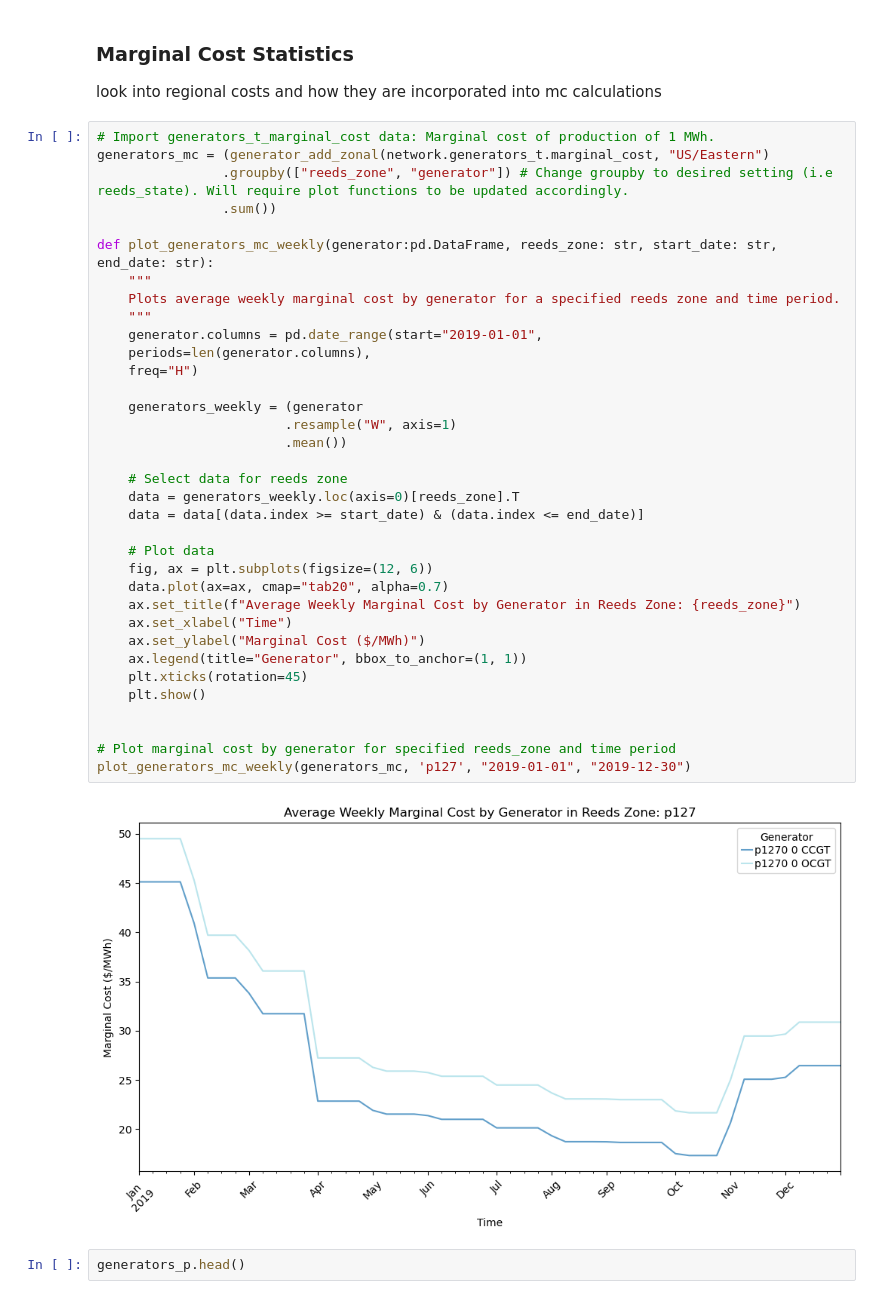
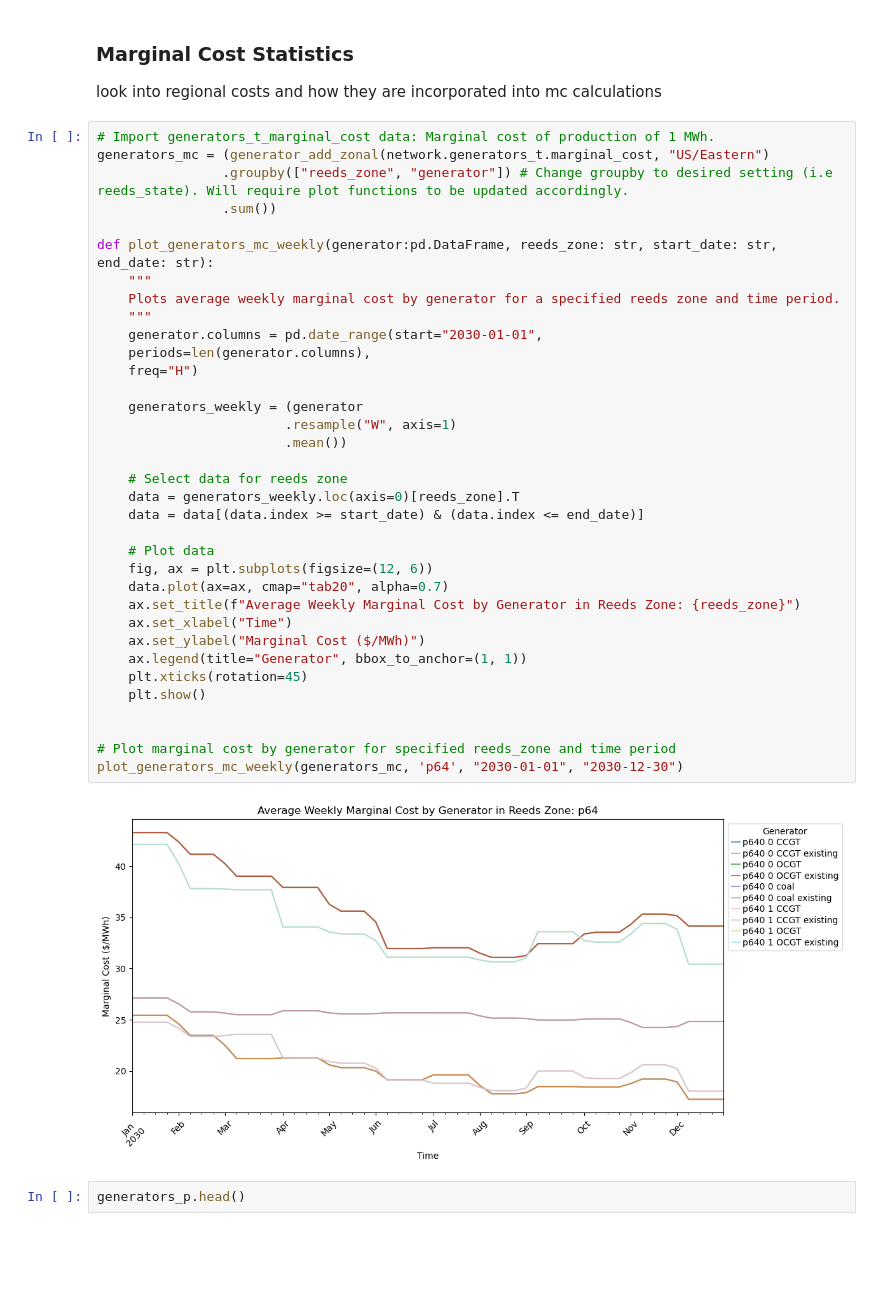
Before and after one commit to af3913/pypsa-usa, a Jupyter notebook: workflow/pypsa-usa_technical_appendix.ipynb, the cells around one changed output. Drawn from its saved outputs; the diff is of its cells as text; blank space fills up the shorter version.

```diff
--- a/workflow/pypsa-usa_technical_appendix.ipynb
+++ b/workflow/pypsa-usa_technical_appendix.ipynb
@@ -591,36 +576,36 @@ generators_mc = (generator_add_zonal(network.generators_t.marginal_cost, "US/Eas
                 .sum())
 
 def plot_generators_mc_weekly(generator:pd.DataFrame, reeds_zone: str, start_date: str, end_date: str):
     """
     Plots average weekly marginal cost by generator for a specified reeds zone and time period.
     """
-    generator.columns = pd.date_range(start="2019-01-01",
+    generator.columns = pd.date_range(start="2030-01-01",
     periods=len(generator.columns),
     freq="H")
 
     generators_weekly = (generator
                         .resample("W", axis=1)
                         .mean())
 
     # Select data for reeds zone
     data = generators_weekly.loc(axis=0)[reeds_zone].T
     data = data[(data.index >= start_date) & (data.index <= end_date)]
 
     # Plot data
     fig, ax = plt.subplots(figsize=(12, 6))
     data.plot(ax=ax, cmap="tab20", alpha=0.7)
     ax.set_title(f"Average Weekly Marginal Cost by Generator in Reeds Zone: {reeds_zone}")
     ax.set_xlabel("Time")
     ax.set_ylabel("Marginal Cost ($/MWh)")
     ax.legend(title="Generator", bbox_to_anchor=(1, 1))
     plt.xticks(rotation=45)
     plt.show()
 
 
 # Plot marginal cost by generator for specified reeds_zone and time period
-plot_generators_mc_weekly(generators_mc, 'p127', "2019-01-01", "2019-12-30")
+plot_generators_mc_weekly(generators_mc, 'p64', "2030-01-01", "2030-12-30")
 # %% [output]
-[figure, old version]
+[figure, new version]
 # %%
 generators_p.head()
 # %% [output]
```
Also changed, not shown: parts of 16 cells of this notebook.
